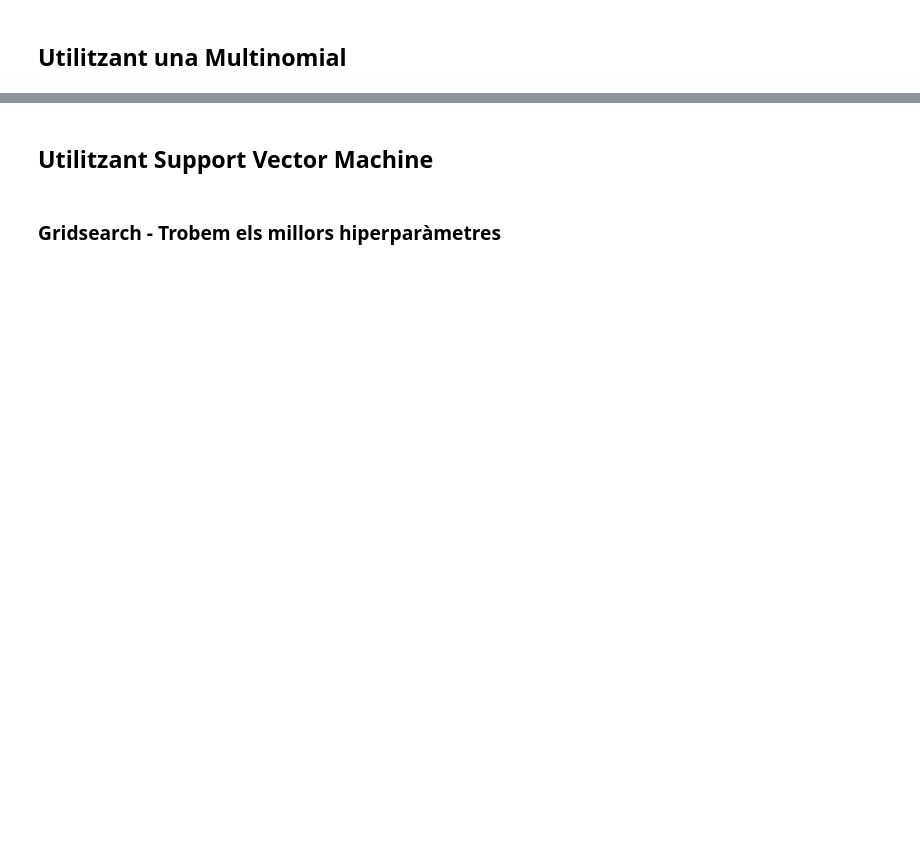
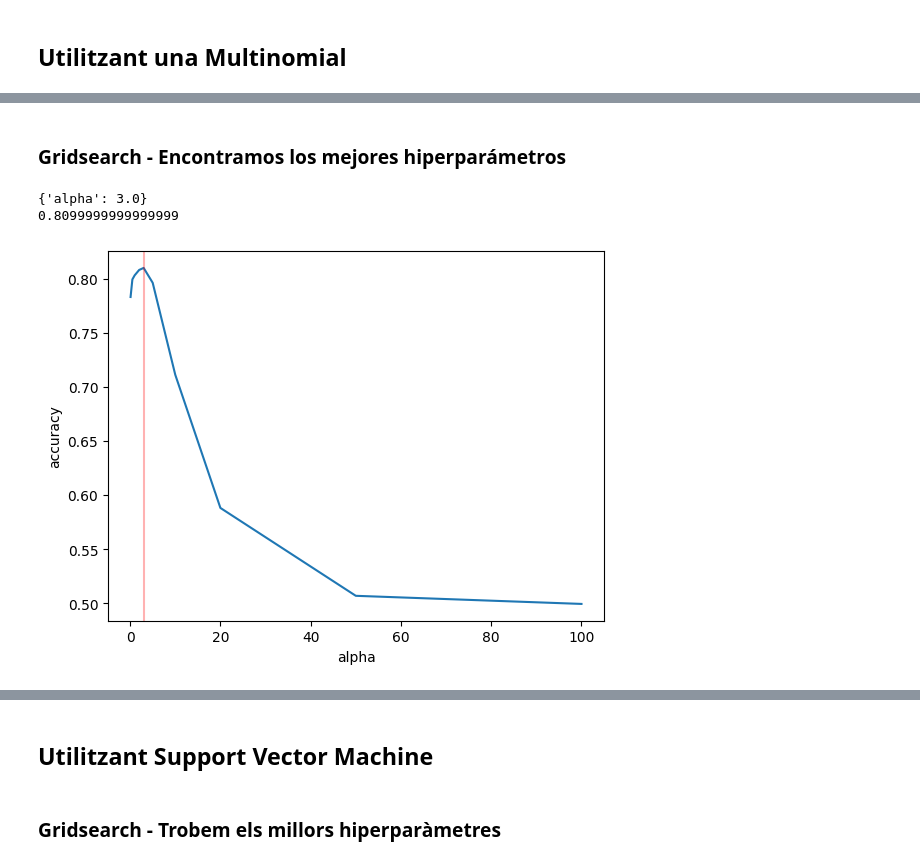
Before and after one commit to Nifel13/PLH---Movie-review-predictor, a Jupyter notebook: detecció_opinions.ipynb, the cells around one changed output, grey strips where cells are left out. Saved outputs shown, nothing was run; the diff lists cells and outputs as text; code cells hidden in the pictures; blank space fills up the shorter version.

```diff
--- a/detecció_opinions.ipynb
+++ b/detecció_opinions.ipynb
@@ -63,10 +106,0 @@ plot two teen couple go to a church party drink and then drive they get into an
-# %%
-# fem gridsearch per trobar el millor parametre alpha
-param_grid = {'alpha': [0.1, 0.5, 1.0, 2.0,3.0,5.0,10.0,20.0,50.0,100.0]}
-def grid_search(classifier, param_grid):
-    grid = GridSearchCV(classifier, param_grid, cv=5)
-    grid.fit(X_train, y_train)
-    print(grid.best_params_)
-    print(grid.best_score_)
-    return grid
-grid = grid_search(MultinomialNB(), param_grid)
@@ -87 +107,69 @@ plt.show()
+# %% [markdown]
+### Gridsearch - Encontramos los mejores hiperparámetros
+# %%
+
+
+def grid_search(classifier: SklearnEstimator, param_grid: Dict[str, list], kfolds = 5) -> Tuple[GridSearchCV, float]:
+    """
+    Función que realiza una búsqueda ambiciosa, maximizando la accuracy con disintas alphas
+
+    Parámetros:
+    - classifier: tipo de modelo clasificador que queremos optimizar
+    - param_grid: diccionario con las alpha-s a utilizar ({"alpha": List[alpha-s]})
+    - kfolds: numero de subsets de validación que se utilizarán para evitar overfitting
+
+    Retorna:
+    - grid_search: instancia de GridSearchCV, habiendo buscado en la separación train del corpus
+    """
+    grid_search = GridSearchCV(classifier, param_grid, cv=kfolds)
+    grid_search.fit(X_train, y_train)
+
+    print(grid_search.best_params_)
+    print(grid_search.best_score_)
+    return grid_search
+
+
+def plot_gridsearch(grid: GridSearchCV, param_grid: Dict[str, list], x, y, xlab, ylab, z=None):
+    """
+    Función que crea una gráfica con los resultados de la búsqueda ambiciosa
+
+    Parámetros:
+    - grid: instancia de GridSearchCV con la búsqueda "greedy" con distintos alpha-s
+    - param_grid: dict conteniendo las alpha-s con las que se ha realizado la búsqueda
+    - x: string con la variable de param_grid que pertenecerá al eje x
+    - y: string con la variable de param_grid que pertenecerá al eje y, normalmente la métrica de performance
+    - xlab: label del eje x
+    - ylab: label del eje y
+    - z: en caso de querer ver algún otro parámetro, string con el parámetro que creará líneas de distintos colores para cada valor de dicho parámetro, en función de la x y la y
+         es None por defecto
+
+    """
+
+    scores = grid.cv_results_[y]
+
+    length_x = len(param_grid[x])
+    if z != None:
+        length_z = len(param_grid[z])
+    else:
+        length_z = 1
+
+    for i in range(length_z):
+        plt.plot(param_grid[x], scores[i*length_x:(i+1)*length_x])
+
+    plt.xlabel(xlab)
+    plt.ylabel(ylab)
+    plt.axvline(grid.best_params_[x], color='r',alpha = 0.3)
+    if z!= None:
+        plt.legend(param_grid[z])
+    plt.show()
+
+# fem gridsearch per trobar el millor parametre alpha
+param_grid = {'alpha': [0.1, 0.5, 1.0, 2.0,3.0,5.0,10.0,20.0,50.0,100.0]}
+
+grid_multinomial = grid_search(MultinomialNB(), param_grid)
+plot_gridsearch(grid_multinomial, param_grid, "alpha", "mean_test_score", "alpha", "accuracy")
+# %% [output]
+{'alpha': 3.0}
+0.8099999999999999
+[figure, added]
 # %%
```
Also changed, not shown: parts of 27 cells of this notebook, 5 other files.
